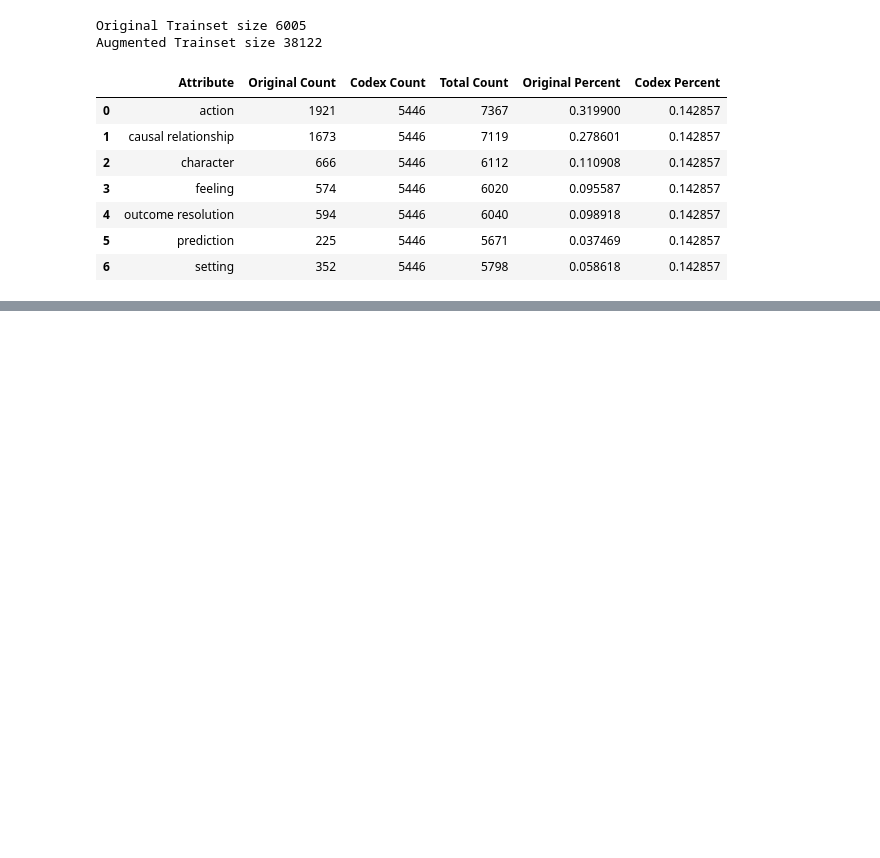
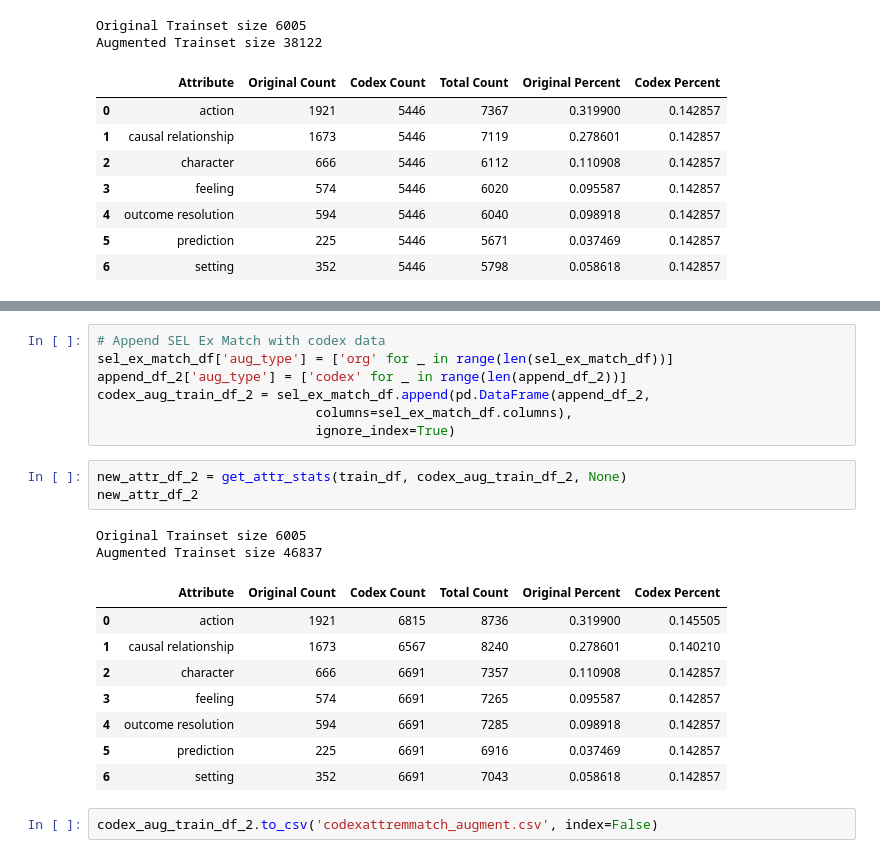
Before and after one commit to Nish-19/Quest_Question_Generation_Challenge, a Jupyter notebook: code/combine_data_new.ipynb, the cells around one changed output, grey strips where cells are left out. Saved outputs shown, nothing was run; the diff lists cells and outputs as text; blank space fills up the shorter version.

```diff
--- a/code/combine_data_new.ipynb
+++ b/code/combine_data_new.ipynb
@@ -148,0 +211,23 @@ Augmented Trainset size 38122
+# %%
+# Append SEL Ex Match with codex data
+sel_ex_match_df['aug_type'] = ['org' for _ in range(len(sel_ex_match_df))]
+append_df_2['aug_type'] = ['codex' for _ in range(len(append_df_2))]
+codex_aug_train_df_2 = sel_ex_match_df.append(pd.DataFrame(append_df_2,
+                            columns=sel_ex_match_df.columns),
+                            ignore_index=True)
+# %%
+new_attr_df_2 = get_attr_stats(train_df, codex_aug_train_df_2, None)
+new_attr_df_2
+# %% [output]
+Original Trainset size 6005
+Augmented Trainset size 46837
+|  | Attribute | Original Count | Codex Count | Total Count | Original Percent | Codex Percent |
+| 0 | action | 1921 | 6815 | 8736 | 0.319900 | 0.145505 |
+| 1 | causal relationship | 1673 | 6567 | 8240 | 0.278601 | 0.140210 |
+| 2 | character | 666 | 6691 | 7357 | 0.110908 | 0.142857 |
+| 3 | feeling | 574 | 6691 | 7265 | 0.095587 | 0.142857 |
+| 4 | outcome resolution | 594 | 6691 | 7285 | 0.098918 | 0.142857 |
+| 5 | prediction | 225 | 6691 | 6916 | 0.037469 | 0.142857 |
+| 6 | setting | 352 | 6691 | 7043 | 0.058618 | 0.142857 |
+# %%
+codex_aug_train_df_2.to_csv('codexattremmatch_augment.csv', index=False)
```
Also changed, not shown: parts of 4 cells of this notebook, 2 other files.
